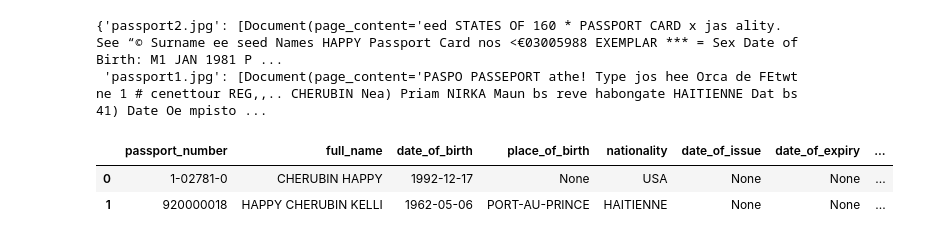
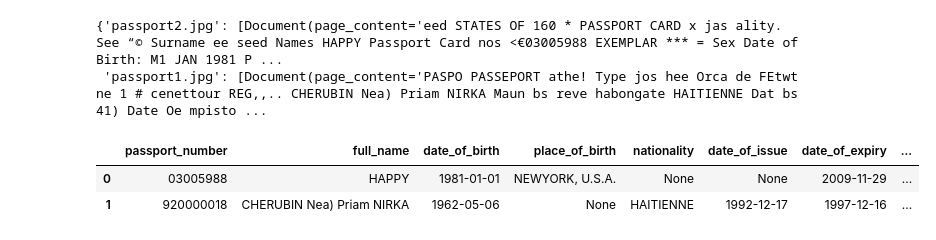
Before and after one commit to osllmai/IndoxMiner, a Jupyter notebook: examples/test.ipynb, the cells around one changed output. Drawn from its saved outputs; the diff is of its cells as text; code cells hidden in the pictures.

```diff
--- a/examples/test.ipynb
+++ b/examples/test.ipynb
@@ -268,5 +281,5 @@ extractor.to_dataframe(resultss)
 # %%
-passport_processor = DocumentProcessor(["passport1.jpg", "passport2.jpg"])
+passport_processor = DocumentProcessor(["data/passport1.jpg", "data/passport2.jpg"])
 
 # Process the document
 doc_passport = passport_processor.process()
@@ -331,10 +344,10 @@ schema = ExtractorSchema(
 )
 # %%
 extractor = Extractor(llm=llm_extractor, schema=schema)
-resultss = await extractor.extract(results)
+result = await extractor.extract(doc_passport)
 # %%
-extractor.to_dataframe(resultss)
+extractor.to_dataframe(result)
 # %% [output]
 |  | passport_number | full_name | date_of_birth | place_of_birth | nationality | date_of_issue | date_of_expiry | ... |
-| 0 | 1-02781-0 | CHERUBIN HAPPY | 1992-12-17 | None | USA | None | None | ... |
-| 1 | 920000018 | HAPPY CHERUBIN KELLI | 1962-05-06 | PORT-AU-PRINCE | HAITIENNE | None | None | ... |
+| 0 | 03005988 | HAPPY | 1981-01-01 | NEWYORK, U.S.A. | None | None | 2009-11-29 | ... |
+| 1 | 920000018 | CHERUBIN Nea) Priam NIRKA | 1962-05-06 | None | HAITIENNE | 1992-12-17 | 1997-12-16 | ... |
```
Also changed, not shown: parts of 20 cells of this notebook, 9 other files.
